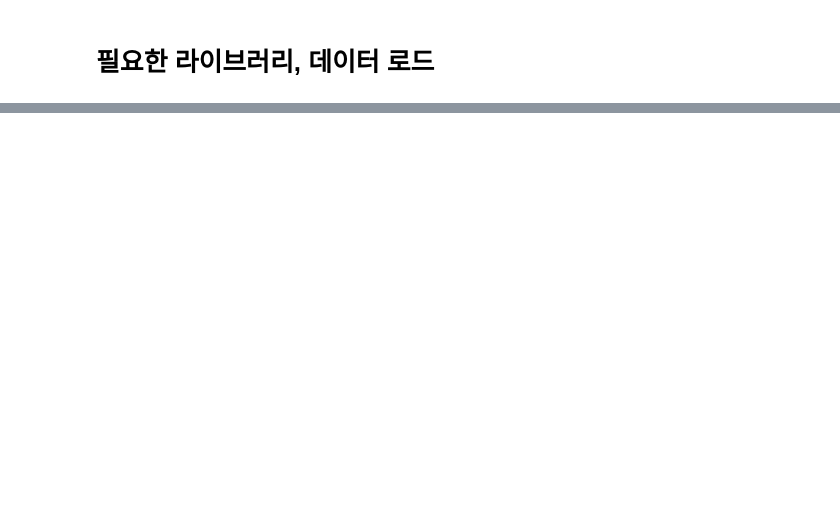
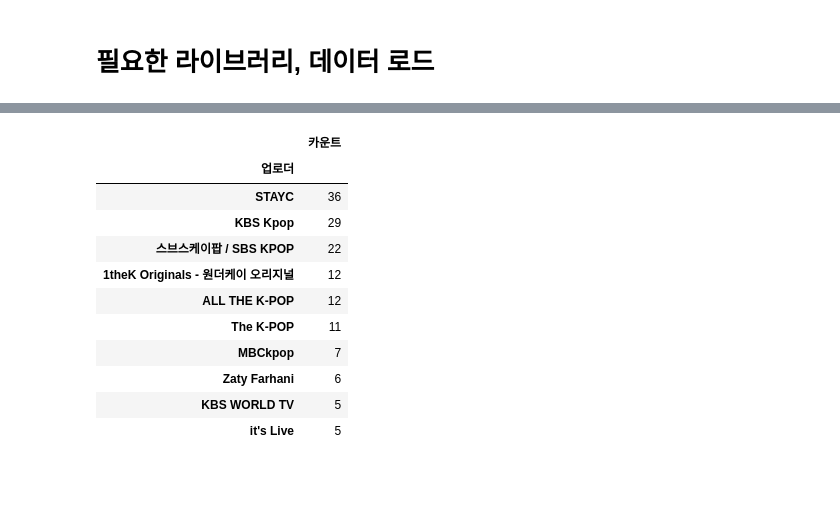
Before and after one commit to YongJaeJung/stayc_data_analysis, a Jupyter notebook: 03.스테이씨 데이터 인사이트 도출, 시각화.ipynb, the cells around one changed output, grey strips where cells are left out. Saved outputs shown, nothing was run; the diff lists cells and outputs as text; code cells hidden in the pictures; blank space fills up the shorter version.

```diff
--- a/03.스테이씨 데이터 인사이트 도출, 시각화.ipynb
+++ b/03.스테이씨 데이터 인사이트 도출, 시각화.ipynb
@@ -28,0 +102,20 @@ stayc_df
+# %%
+uploader_count = stayc_df['업로더'].groupby(stayc_df['업로더']).count().to_frame()
+# %%
+uploader_count.columns = ['카운트']
+uploader_count.sort_values(by='카운트',ascending=False).head(10)
+# %% [output]
+|  | 카운트 |
+| 업로더 |  |
+| STAYC | 36 |
+| KBS Kpop | 29 |
+| 스브스케이팝 / SBS KPOP | 22 |
+| 1theK Originals - 원더케이 오리지널 | 12 |
+| ALL THE K-POP | 12 |
+| The K-POP | 11 |
+| MBCkpop | 7 |
+| Zaty Farhani | 6 |
+| KBS WORLD TV | 5 |
+| it's Live | 5 |
+# %% [markdown]
+#
```
Also changed, not shown: parts of 15 cells of this notebook, 5 other files.
